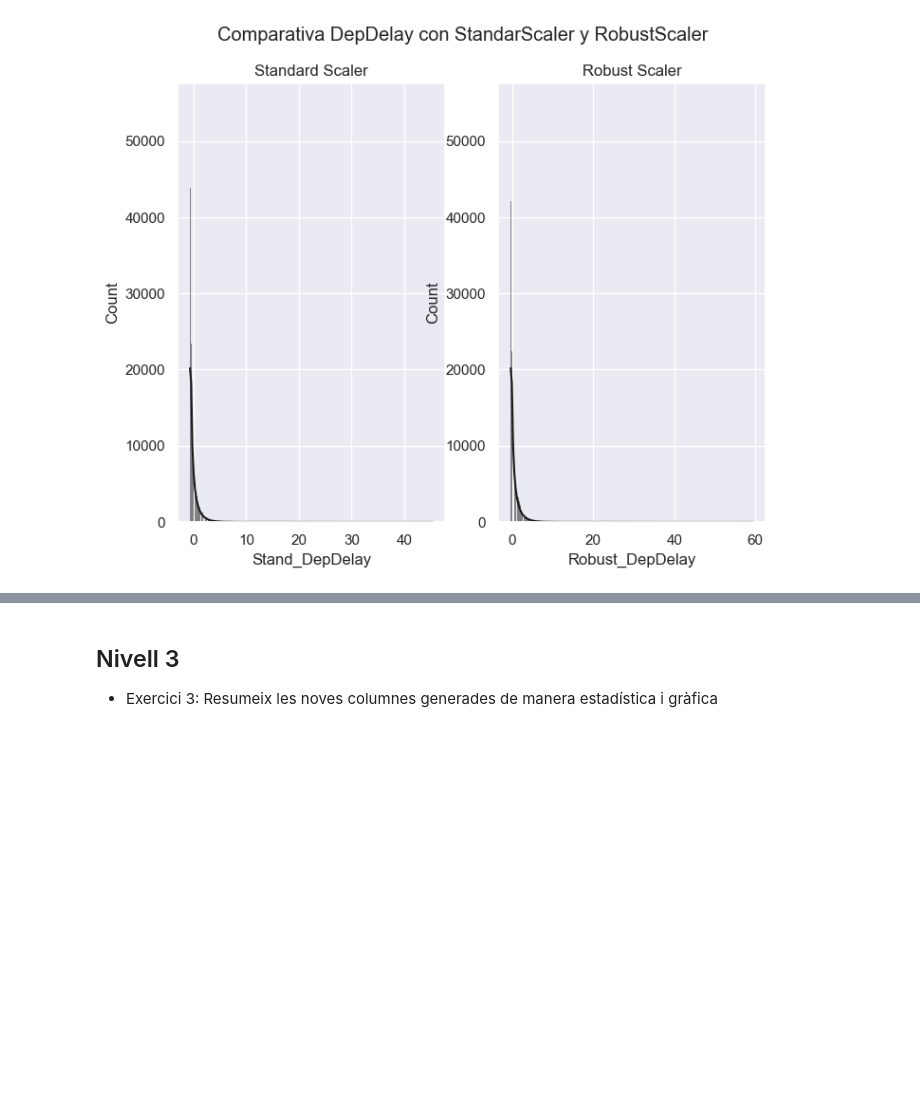
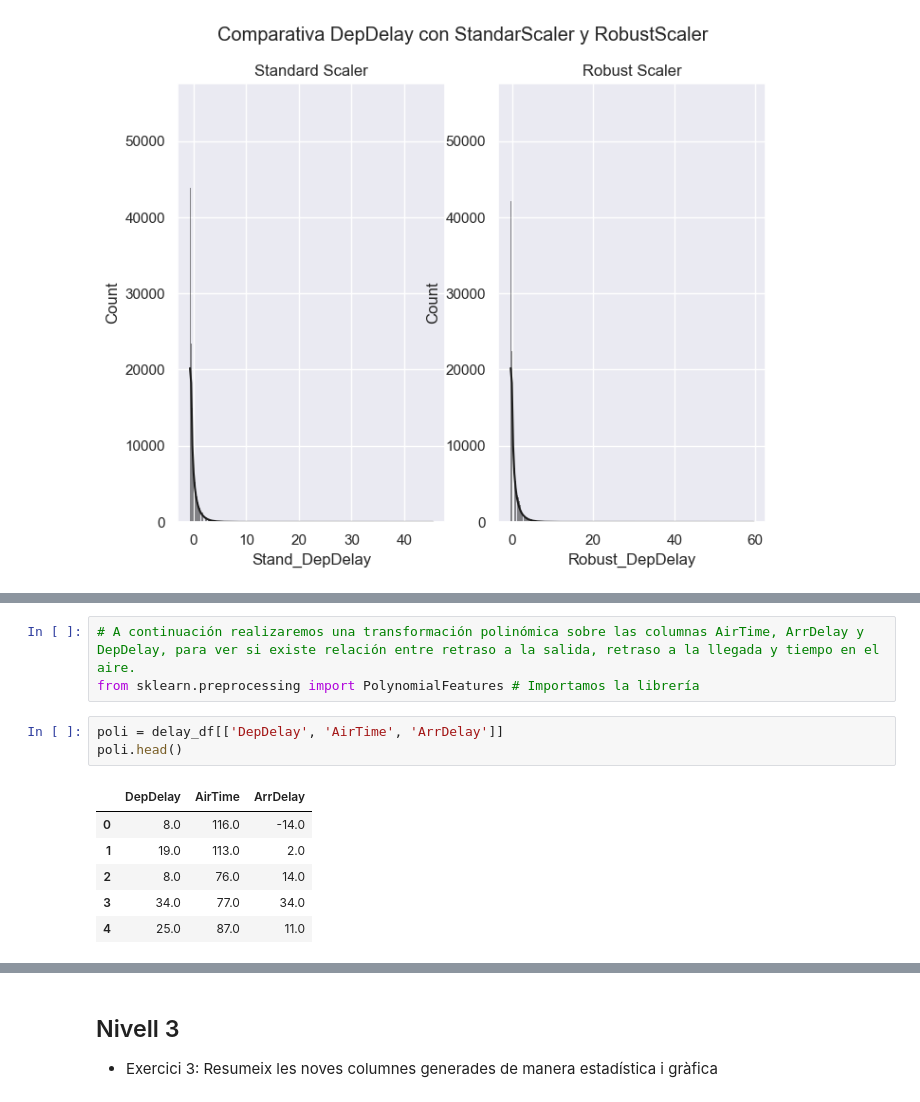
Before and after one commit to Yms002/Ejercicios, a Jupyter notebook: S11_T01/S11_T01 - Practicant amb training i test sets.ipynb, the cells around one changed output, grey strips where cells are left out. Drawn from its saved outputs; the diff is of its cells as text; blank space fills up the shorter version.

```diff
--- a/S11_T01/S11_T01 - Practicant amb training i test sets.ipynb
+++ b/S11_T01/S11_T01 - Practicant amb training i test sets.ipynb
@@ -218,0 +257,13 @@ plt.show()
+# %%
+# A continuación realizaremos una transformación polinómica sobre las columnas AirTime, ArrDelay y DepDelay, para ver si existe relación entre retraso a la salida, retraso a la llegada y tiempo en el aire.
+from sklearn.preprocessing import PolynomialFeatures # Importamos la librería
+# %%
+poli = delay_df[['DepDelay', 'AirTime', 'ArrDelay']]
+poli.head()
+# %% [output]
+|  | DepDelay | AirTime | ArrDelay |
+| 0 | 8.0 | 116.0 | -14.0 |
+| 1 | 19.0 | 113.0 | 2.0 |
+| 2 | 8.0 | 76.0 | 14.0 |
+| 3 | 34.0 | 77.0 | 34.0 |
+| 4 | 25.0 | 87.0 | 11.0 |
```
Also changed, not shown: parts of 9 cells of this notebook.
